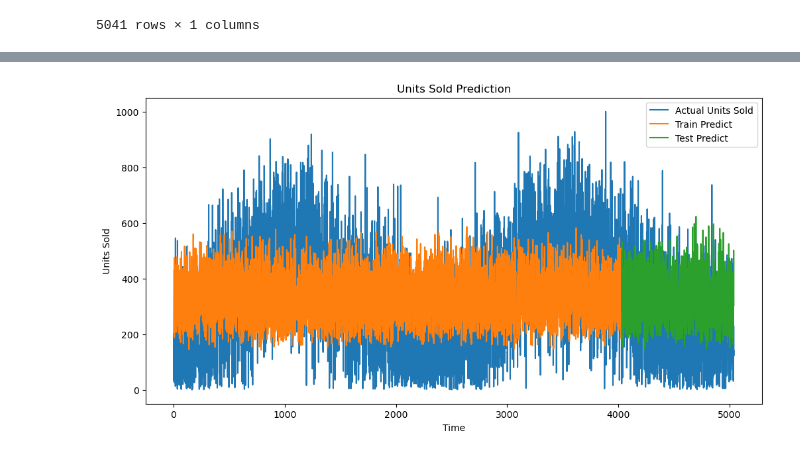
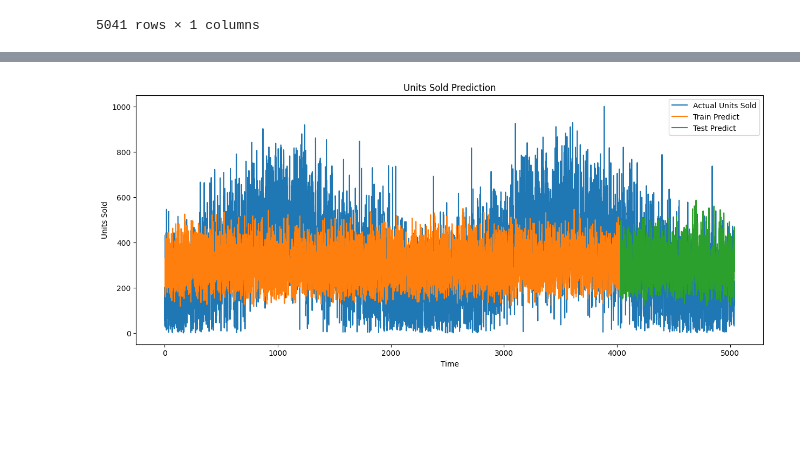
Before and after one commit to LeonardoSMSoares/Economics-Finance, a Jupyter notebook: Mastering Time Series Analysis/MTSA 08 - LSTM.ipynb, the cells around one changed output, grey strips where cells are left out. Saved outputs shown, nothing was run; the diff lists cells and outputs as text; code cells hidden in the pictures; blank space fills up the shorter version.

```diff
--- a/Mastering Time Series Analysis/MTSA 08 - LSTM.ipynb
+++ b/Mastering Time Series Analysis/MTSA 08 - LSTM.ipynb
@@ -156,14 +160,14 @@ test_predict_plot = np.empty_like(df_scaled)
 test_predict_plot[:, :] = np.nan
 test_predict_plot[len(train_predict)+(ts):len(df_scaled)-1, :] = test_predict
 # %%
-plt.figure(figsize=(12,6))
+plt.figure(figsize=(15,6))
 plt.plot(scaler.inverse_transform(df_scaled), label='Actual Units Sold')
 plt.plot(train_predict_plot, label='Train Predict')
 plt.plot(test_predict_plot, label='Test Predict')
 plt.title('Units Sold Prediction')
 plt.xlabel('Time')
 plt.ylabel('Units Sold')
 plt.legend()
 plt.show()
 # %% [output]
-[figure, old version]
+[figure, new version]
```
Also changed, not shown: parts of 7 cells of this notebook, 1 other file.
